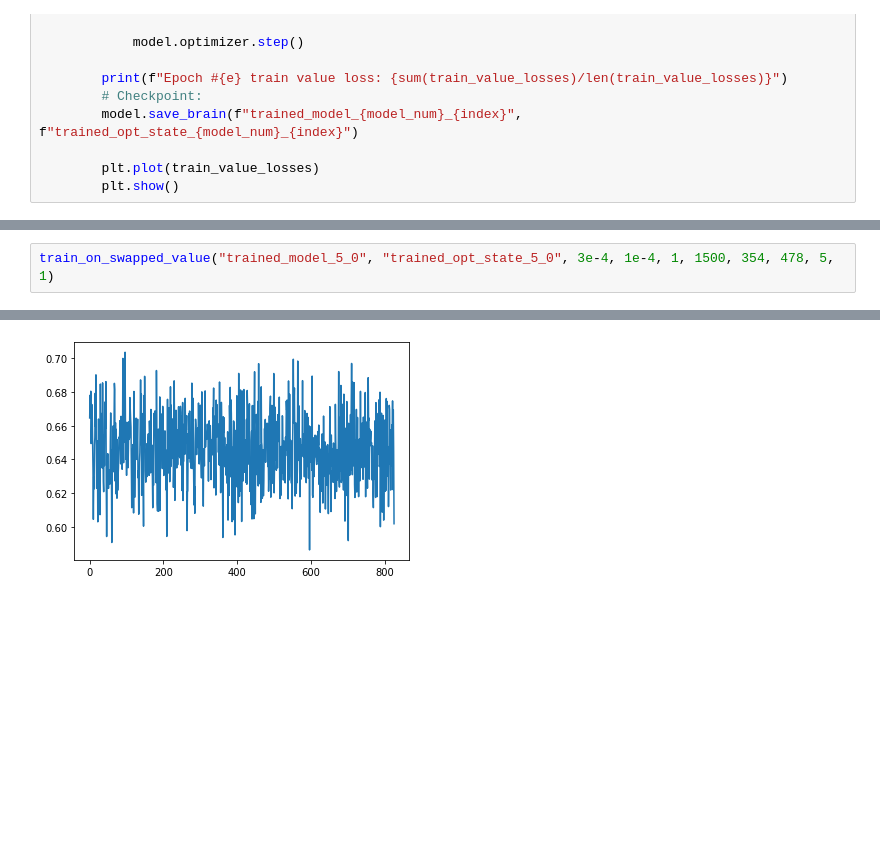
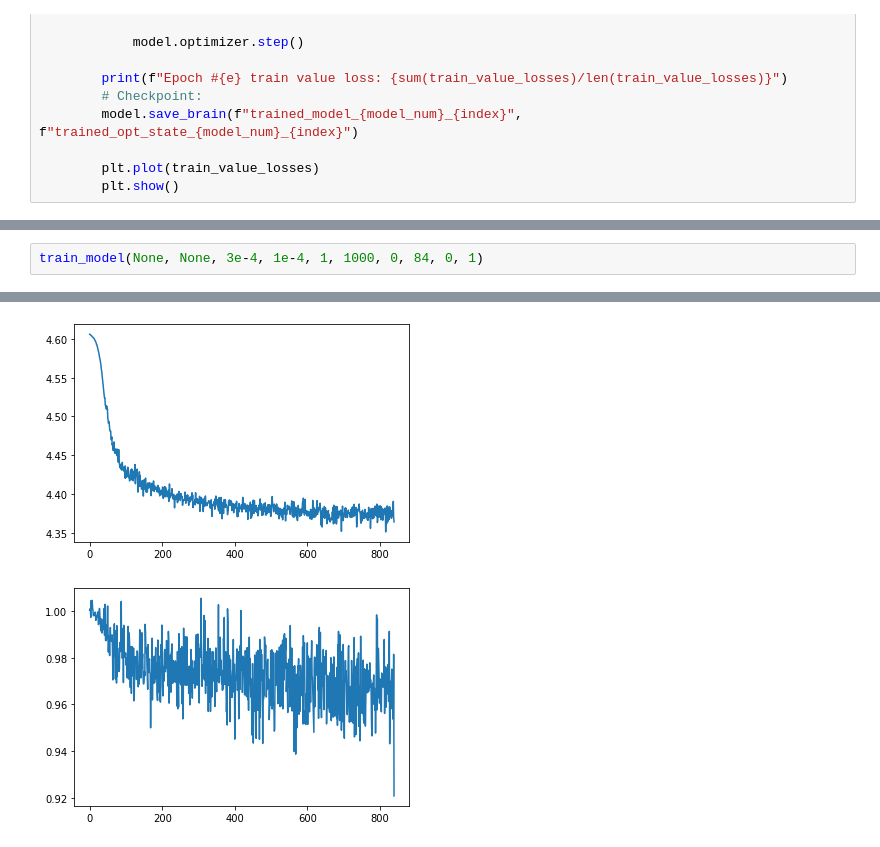
Before and after one commit to iejMac/TTTArena, a Jupyter notebook: mcts/supervised_train.ipynb, the cells around one changed output, grey strips where cells are left out. Drawn from its saved outputs; the diff is of its cells as text; blank space fills up the shorter version.

```diff
--- a/mcts/supervised_train.ipynb
+++ b/mcts/supervised_train.ipynb
@@ -164,3 +163,3 @@ Saving brain...
 # %%
-train_on_swapped_value("trained_model_5_0", "trained_opt_state_5_0", 3e-4, 1e-4, 1, 1500, 354, 478, 5, 1)
+train_model(None, None, 3e-4, 1e-4, 1, 1000, 0, 84, 0, 1)
 # %% [output]
@@ -169,2 +167,3 @@ Epoch #0 train value loss: 0.6461079376806069
 Saving brain...
-[figure, old version]
+[figure, new version]
+[figure, added]
```
Also changed, not shown: parts of 2 cells of this notebook, 5 other files.
